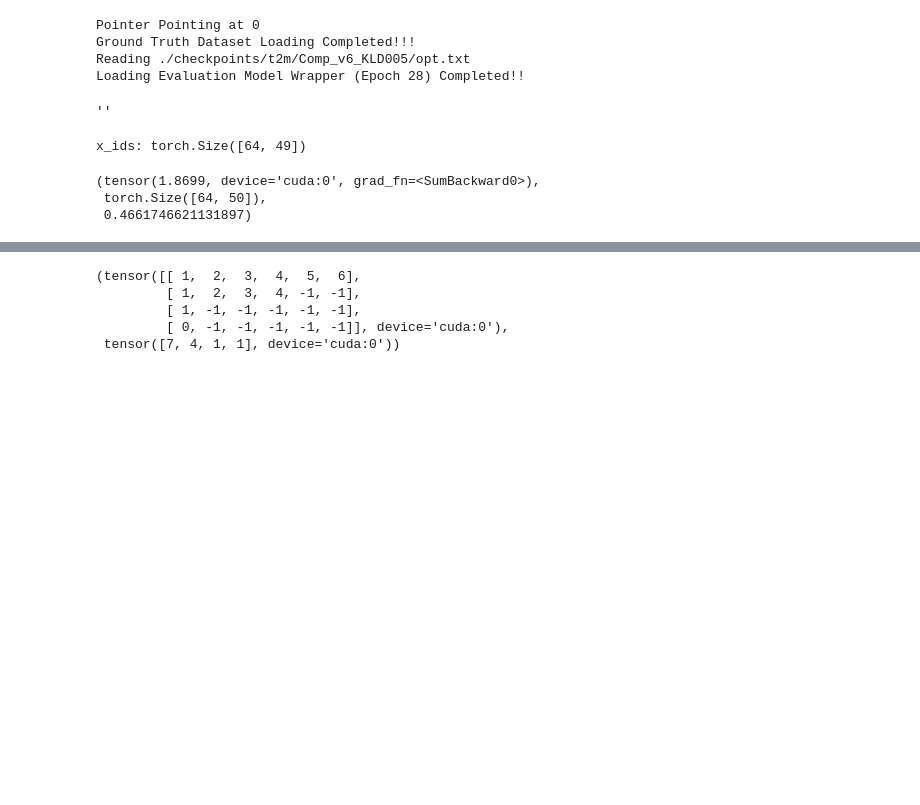
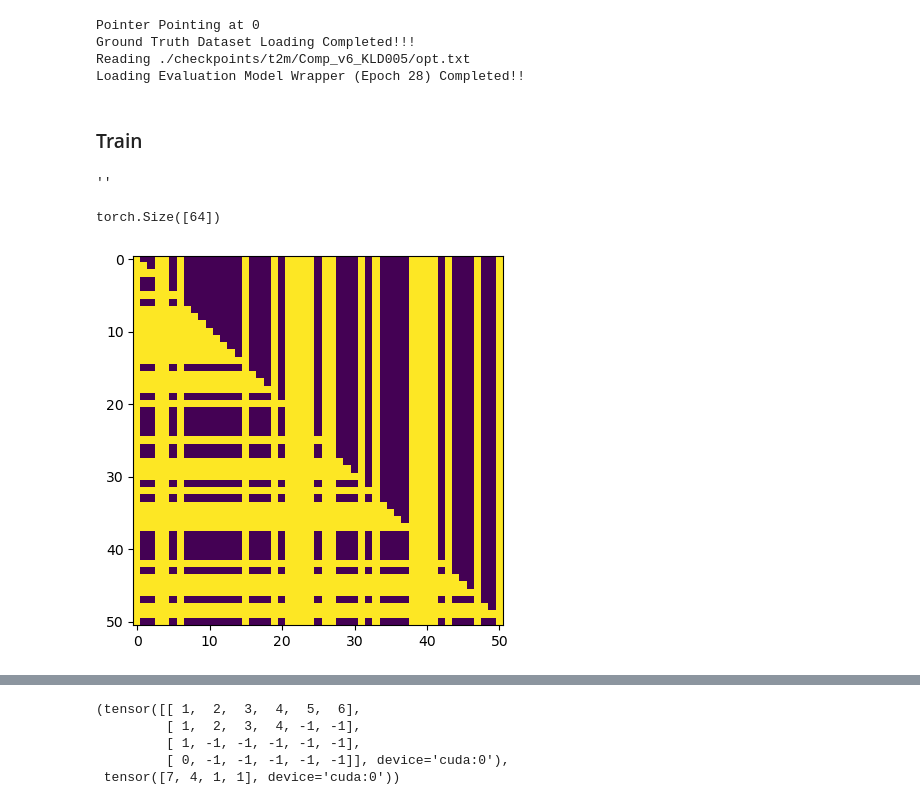
Before and after one commit to exitudio/momask-codes, a Jupyter notebook: study/transformer.ipynb, the cells around one changed output, grey strips where cells are left out. Saved outputs shown, nothing was run; the diff lists cells and outputs as text; code cells hidden in the pictures; blank space fills up the shorter version.

Commit message:
save transformer

```diff
--- a/study/transformer.ipynb
+++ b/study/transformer.ipynb
@@ -102,6 +106,9 @@ opt.device = 'cuda' #torch.device("cpu" if opt.gpu_id == -1 else "cuda:" + str(o
 opt.text_dir = pjoin(opt.data_root, 'texts')
 opt.num_tokens = vq_opt.nb_code
 clip_version = 'ViT-B/32'
+opt.trans = 't2mgpt'
+# opt.trans = 'official'
+
 t2m_transformer = MaskTransformer(code_dim=vq_opt.code_dim,
                                       cond_mode='text',
                                       latent_dim=opt.latent_dim,
@@ -119,7 +126,13 @@ latent_dim: 384, ff_size: 1024, nlayers: 8, nheads: 6, dropout: 0.2
 Loading CLIP...
 # %%
 # model_dir = '/home/epinyoan/git/momask-codes/log/t2m/t2m/2024-01-18-23-27-31_2_GPT_randId0-.5_weightBySample/model/latest.tar'
-model_dir = '/home/epinyoan/git/momask-codes/log/t2m/t2m/2024-01-21-09-10-30_3_GPT_randId0-.5_weightBySample_FIXED_TRAIN_END_TOKEN_b256/model/latest.tar'
+# model_dir = '/home/epinyoan/git/momask-codes/log/t2m/t2m/2024-01-21-09-10-30_3_GPT_randId0-.5_weightBySample_FIXED_TRAIN_END_TOKEN_b256/model/latest.tar'
+
+model_dir = '/home/epinyoan/git/momask-codes/log/t2m/t2m/2024-01-21-15-58-00_3_GPT_randId0-.5_weightBySample_b256_mile50k80k_ep1k/model/net_best_fid.tar'
+# model_dir = '/home/epinyoan/git/momask-codes/log/t2m/t2m/2024-01-21-18-23-51_3_GPT_randId0-.5_weightBySample_b512_mile50k80k_ep2k/model/net_best_fid.tar'
+# model_dir = '/home/epinyoan/git/momask-codes/log/t2m/t2m/2024-01-23-11-55-04_4_GPT_randId0-.5_weightBySample_b256_mile50k80k_ep1k_EndTokenAttn_test_gpt/model/net_best_fid.tar'
+model_dir = '/home/epinyoan/git/momask-codes/log/t2m/t2m/2024-02-06-15-08-00_5_GPT_ref-end-3_cond.5rand0-.5_lossMaskOnlyWeigthEqual_noPredEnd_FIXCOND/model/net_best_fid.tar'
+model_dir = '/home/epinyoan/git/momask-codes/log/t2m/t2m/2024-02-06-14-59-32_5_GPT_ref-end-3_cond.5rand0-.5_lossAllToken_noPredEnd_FIXCOND/model/net_best_fid.tar'
 checkpoint = torch.load(model_dir, map_location='cuda')
 missing_keys, unexpected_keys = t2m_transformer.load_state_dict(checkpoint['t2m_transformer'], strict=False)
 # %%
@@ -146,6 +159,8 @@ Pointer Pointing at 0
 Ground Truth Dataset Loading Completed!!!
 Reading ./checkpoints/t2m/Comp_v6_KLD005/opt.txt
 Loading Evaluation Model Wrapper (Epoch 28) Completed!!
+# %% [markdown]
+### Train
 # %%
 opt.is_train = False # to turn of tensorboard
 trainer = MaskTransformerTrainer(opt, t2m_transformer, vq_model)
@@ -160,19 +175,20 @@ vq_model.to(opt.device)
 # %%
 batch_data = next(iter(train_loader))
 conds, motion, m_lens = batch_data
 motion = motion.detach().float().to(opt.device)
 m_lens = m_lens.detach().long().to(opt.device)
 
 # (b, n, q)
 code_idx, _ = vq_model.encode(motion)
 m_lens = m_lens // 4
 
 conds = conds.to(opt.device).float() if torch.is_tensor(conds) else conds
 
+t2m_transformer.train()
 _loss, _pred_ids, _acc = t2m_transformer(code_idx[..., 0], conds, m_lens)
 _loss, _pred_ids.shape, _acc
+plt.imshow(t2m_transformer.attn[0,0].detach().cpu(), cmap='viridis', interpolation='nearest')
+m_lens.shape
 # %% [output]
-x_ids: torch.Size([64, 49])
+torch.Size([64])
-(tensor(1.8699, device='cuda:0', grad_fn=<SumBackward0>),
- torch.Size([64, 50]),
- 0.4661746621131897)
+[figure, added]
```
Also changed, not shown: parts of 30 cells of this notebook.
